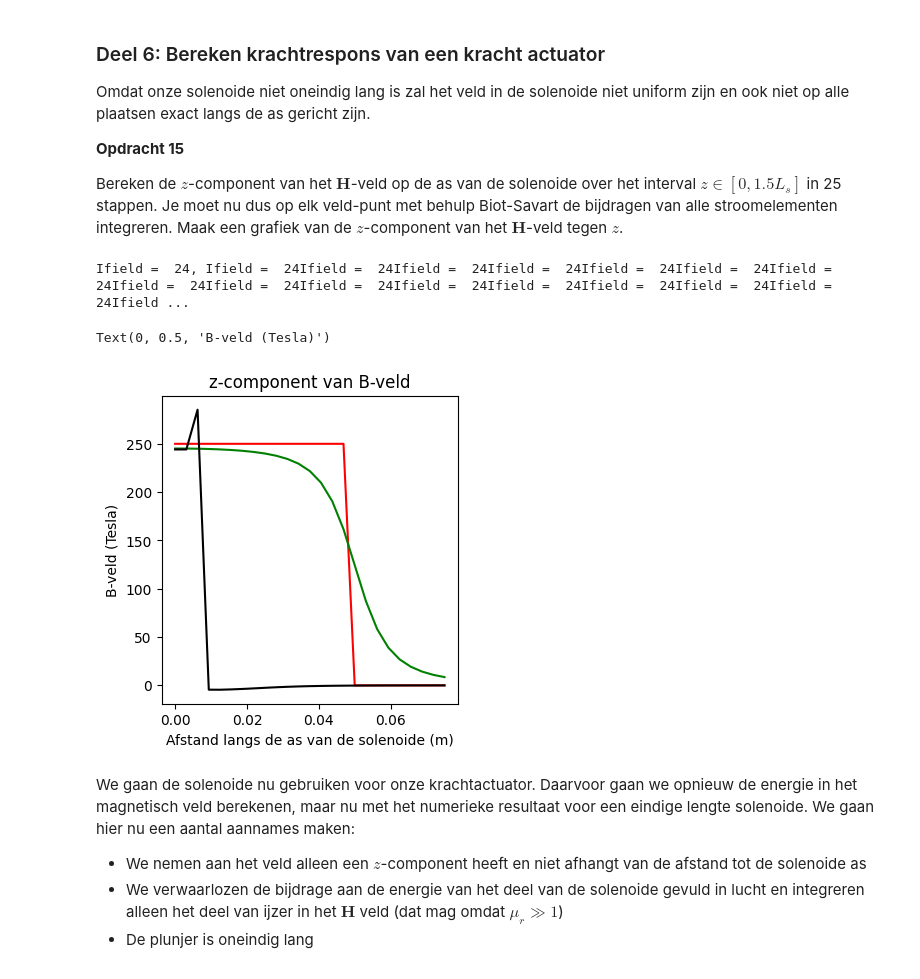
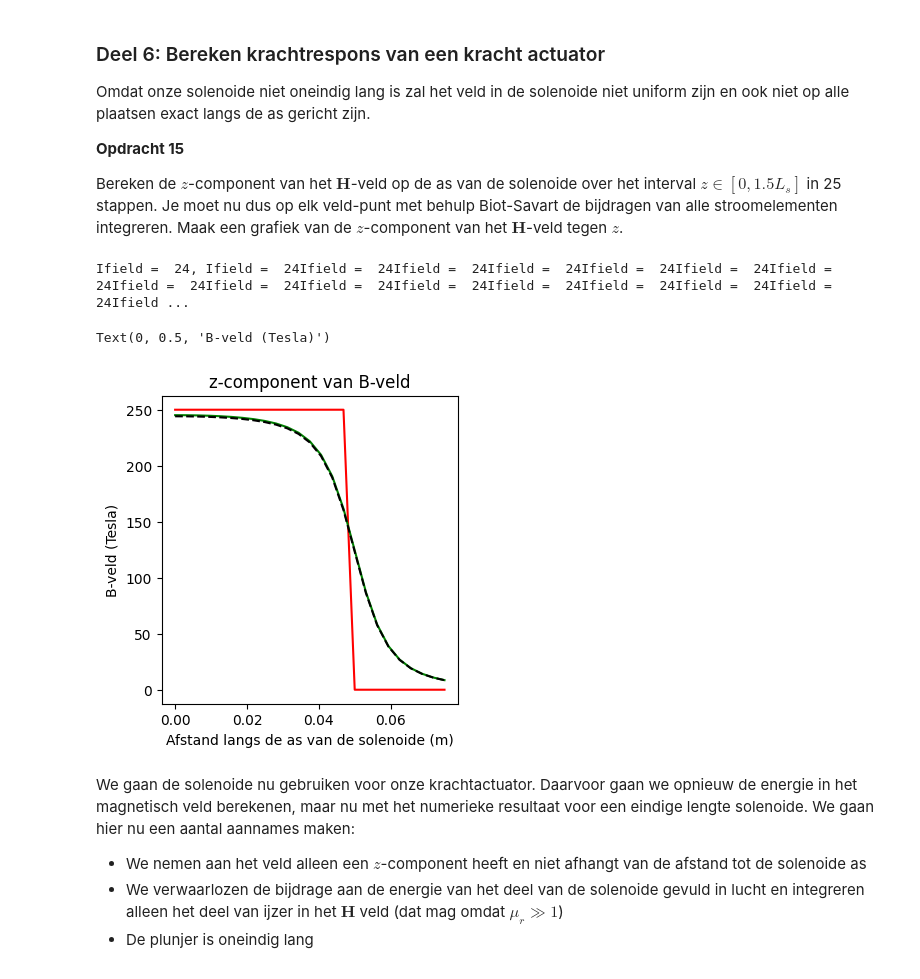
Before and after one commit to DRoelse/Daniel-Def-D, a Jupyter notebook: DigitaleOntwerpopdrachten/1CondensatorOpdracht/2KrachtactuatorOpdracht/KrachtactuatorOpdracht.ipynb, the cells around one changed output. Drawn from its saved outputs; the diff is of its cells as text; code cells hidden in the pictures.

```diff
--- a/DigitaleOntwerpopdrachten/1CondensatorOpdracht/2KrachtactuatorOpdracht/KrachtactuatorOpdracht.ipynb
+++ b/DigitaleOntwerpopdrachten/1CondensatorOpdracht/2KrachtactuatorOpdracht/KrachtactuatorOpdracht.ipynb
@@ -414,40 +414,40 @@ H_ax = np.zeros((n_ax,1))
 for i_field in range(n_ax):
     print(f"\rIfield =  {i_field}", end=", ") # Print welk element van het veld nu berekend wordt.
 
-    r_field = z_ax[i_field]
+    r_field = np.array([0.0,0.0,z_ax[i_field]])
 
     Hsimulated=np.array([0,0,0], dtype='float64')
     for i in range(len(z)-1):
         dx = x[i+1]-x[i]
         dy = y[i+1]-y[i]
         dz = z[i+1]-z[i]
         dl = np.array([dx, dy, dz])
         r_source = np.array([x[i], y[i], z[i]])
 
         Hsimulated += field_current_element(r_field, r_source, dl)
         print(f"Ifield =  {i_field}", end="")
 
     # selecting the z-component
     H_ax[i_field,0]=Hsimulated[2]
 
 H_veld_ideaal=analytical_answer*np.ones(n_ax)*(1.0*(z_ax < L_sol/2))
 
 # dit is nog een aardige analytische uitdrukking die je kan uitrekenen voor de z-component op de as van een solenoide met eindige lengte
 H_veld_analytisch=(N*I/L_sol/2)*((L_sol/2-z_ax)/np.sqrt((z_ax- L_sol/2)**2 + r_sol**2)+(L_sol/2+z_ax)/np.sqrt((z_ax+ L_sol/2)**2 + r_sol**2))
 
 plt.figure(figsize=[13,4])
 plt.subplot(131)
 plt.title('z-component van B-veld')
 plt.plot(z_ax, H_veld_ideaal, '-r', label='ideaal')
 plt.plot(z_ax, H_veld_analytisch, '-g', label='analytisch')
-plt.plot(z_ax, H_ax, '-k', label='simulatie')
+plt.plot(z_ax, H_ax, '--k', label='simulatie')
 #plt.legend()
 plt.xlabel('Afstand langs de as van de solenoide (m)')
 plt.ylabel('B-veld (Tesla)')
 # %% [output]
 Ifield =  24, Ifield =  24Ifield =  24Ifield =  24Ifield =  24Ifield =  24Ifield =  24Ifield =  24Ifield =  24Ifield =  24Ifield =  24Ifield =  24Ifield =  24Ifield =  24Ifield =  24Ifield =  24Ifield ...
 Text(0, 0.5, 'B-veld (Tesla)')
-[figure, old version]
+[figure, new version]
 # %% [markdown]
 We gaan de solenoide nu gebruiken voor onze krachtactuator. Daarvoor gaan we opnieuw de energie in het magnetisch veld berekenen, maar nu met het numerieke resultaat voor een eindige lengte solenoide. We gaan hier nu een aantal aannames maken:
 * We nemen aan het veld alleen een $z$-component heeft en niet afhangt van de afstand tot de solenoide as
```
Also changed, not shown: parts of 2 cells of this notebook.
